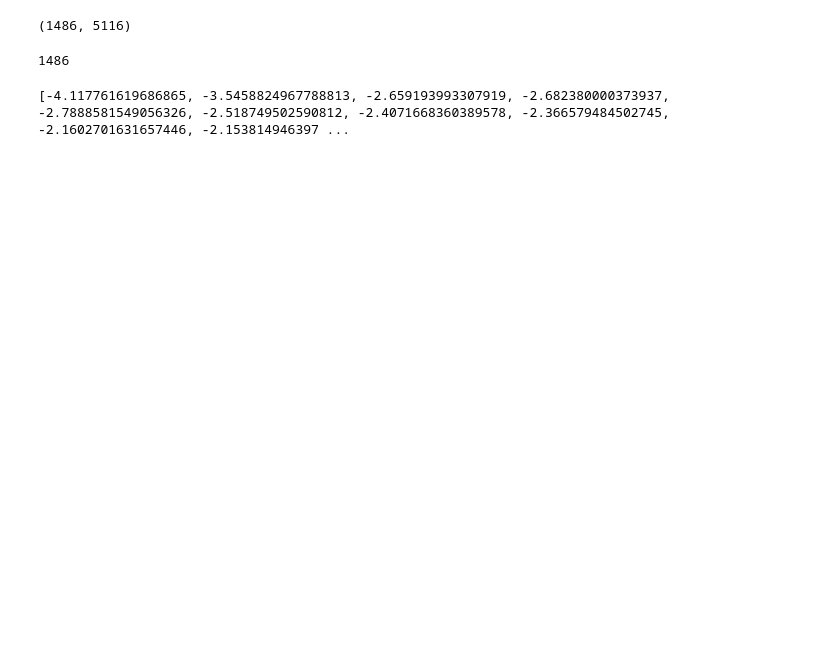
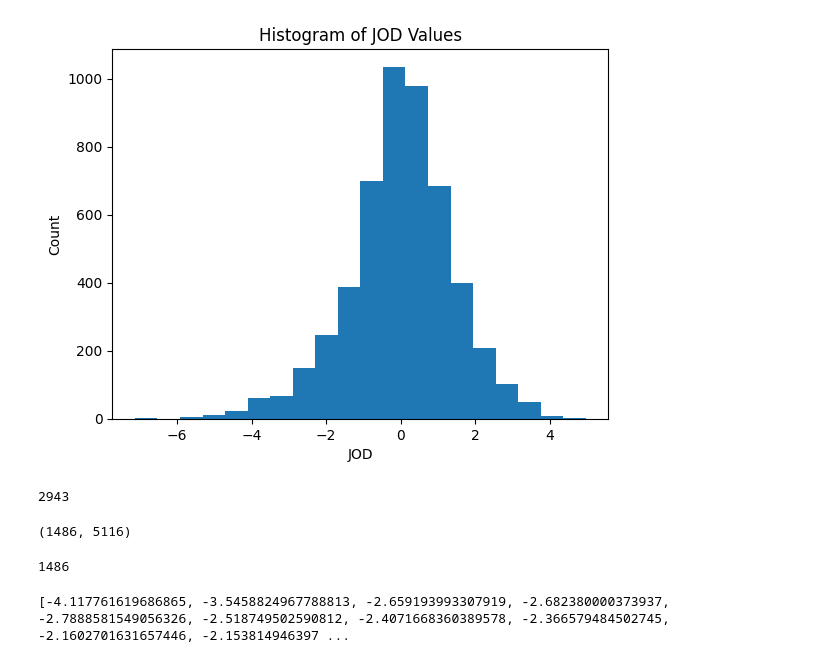
Before and after one commit to farhadhsn8/CVR-IQA, a Jupyter notebook: i.ipynb, the cells around one changed output. Saved outputs shown, nothing was run; the diff lists cells and outputs as text; code cells hidden in the pictures; blank space fills up the shorter version.

```diff
--- a/i.ipynb
+++ b/i.ipynb
@@ -5,3 +48,45 @@
+# %%
+import matplotlib.pyplot as plt
+
+
+def read_column_from_csv(file_path, column_name):
+    """
+    This function reads a specific column from a CSV file and stores it in a list.
+
+    Parameters:
+    - file_path: The path to the CSV file.
+    - column_name: The name of the column to be read.
+
+    Returns:
+    - A list containing the data from the specified column.
+    """
+    import pandas as pd
+    data_frame = pd.read_csv(file_path)
+    column_data = data_frame[column_name].tolist()
+    return column_data
+
+
+li = read_column_from_csv("dataset/PIQ23/Scores_Overall.csv", "JOD")
+
+plt.hist(li, bins=20)
+plt.title('Histogram of JOD Values')
+plt.xlabel('JOD')
+plt.ylabel('Count')
+plt.show()
+# %% [output]
+[figure, added]
+# %%
+def count_values_within_bounds(num_list, lower_bound, upper_bound):
+
+    count = 0
+    for num in num_list:
+        if lower_bound <= num <= upper_bound:
+            count += 1
+    return count
+
+count_values_within_bounds(li, -1,1)
+# %% [output]
+2943
 # %%
 import pandas as pd
 
```
Also changed, not shown: parts of 2 cells of this notebook, 15 other files.
